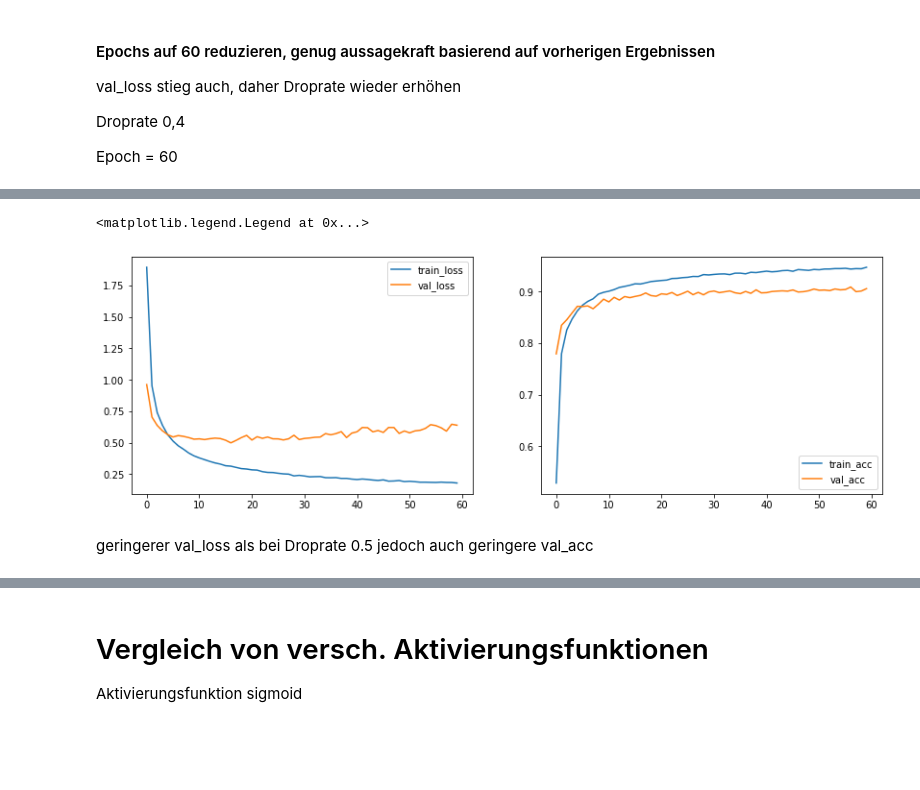
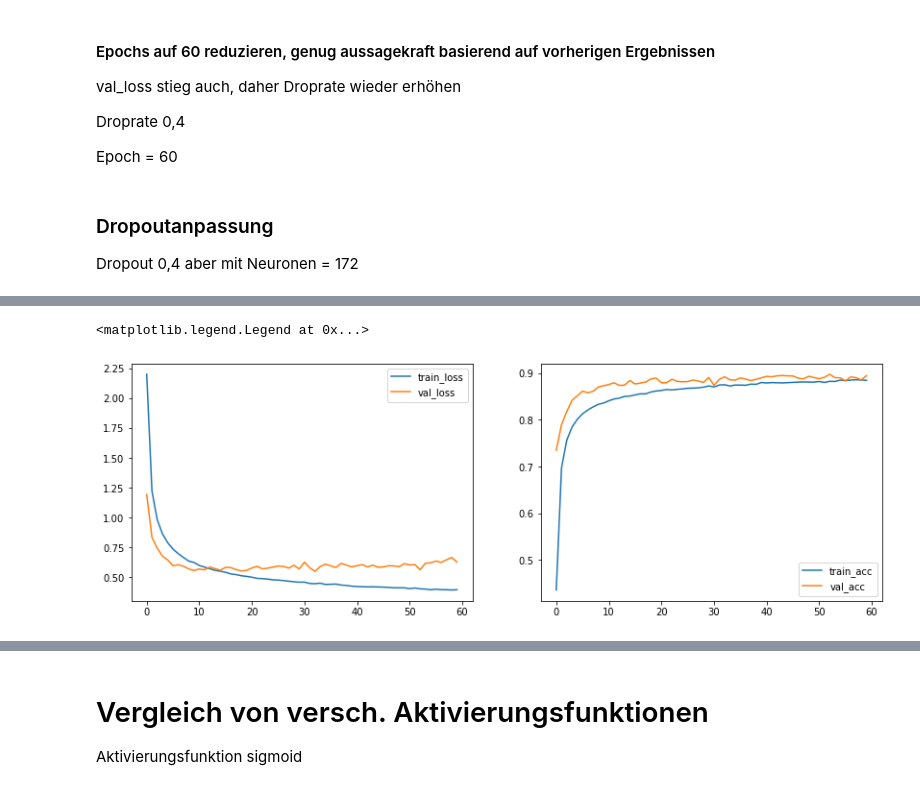
Before and after one commit to nmaaiken/neuro_modularbeit, a Jupyter notebook: 1_Hidden_Layer.ipynb, the cells around one changed output, grey strips where cells are left out. Saved outputs shown, nothing was run; the diff lists cells and outputs as text; code cells hidden in the pictures; blank space fills up the shorter version.

Commit message:
Overfitting in Dropout reduziert val_loss and _acc increased

```diff
--- a/1_Hidden_Layer.ipynb
+++ b/1_Hidden_Layer.ipynb
@@ -410,10 +574,13 @@ val_loss stieg auch, daher Droprate wieder erhöhen
 Droprate 0,4
 
 Epoch = 60
+# %% [markdown]
+### Dropoutanpassung
+Dropout 0,4 aber mit Neuronen = 172
 # %%
 # Definition Topologie des Netzes
 three_layer_mlp_dropout_30 = Sequential()
-three_layer_mlp_dropout_30.add(Dense(344, activation ='relu', input_dim=1024))
+three_layer_mlp_dropout_30.add(Dense(172, activation ='relu', input_dim=1024))
 three_layer_mlp_dropout_30.add(Dropout(0.4))
 three_layer_mlp_dropout_30.add(Dense(43, activation='softmax'))
 
@@ -467,5 +634,2 @@ Epoch 60/60
 <matplotlib.legend.Legend at 0x...>
-[figure, old version]
+[figure, new version]
-# %% [markdown]
-geringerer val_loss als bei Droprate 0.5
-jedoch auch geringere val_acc
```
Also changed, not shown: parts of 13 cells of this notebook, 3 other files.
